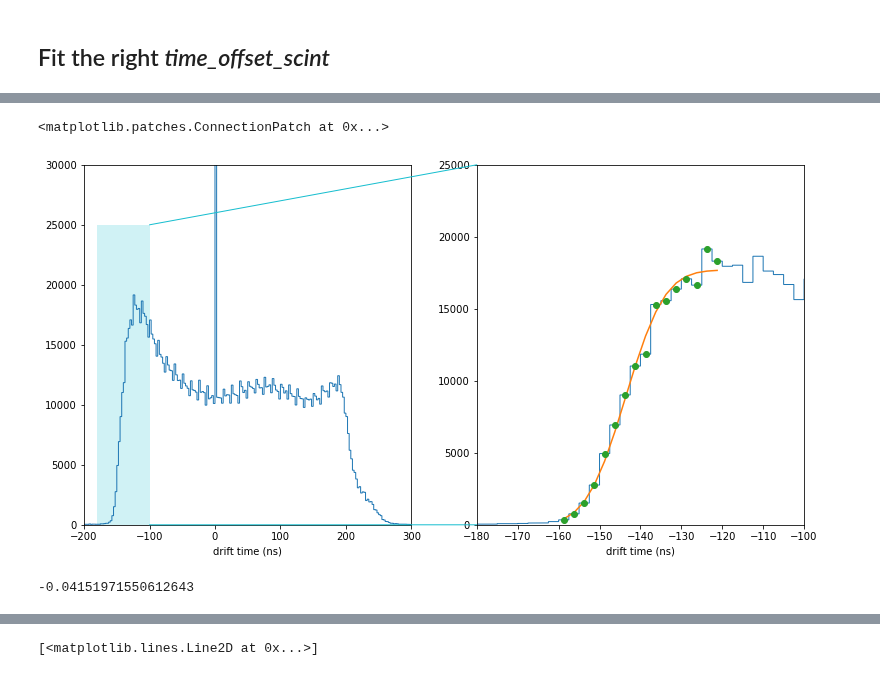
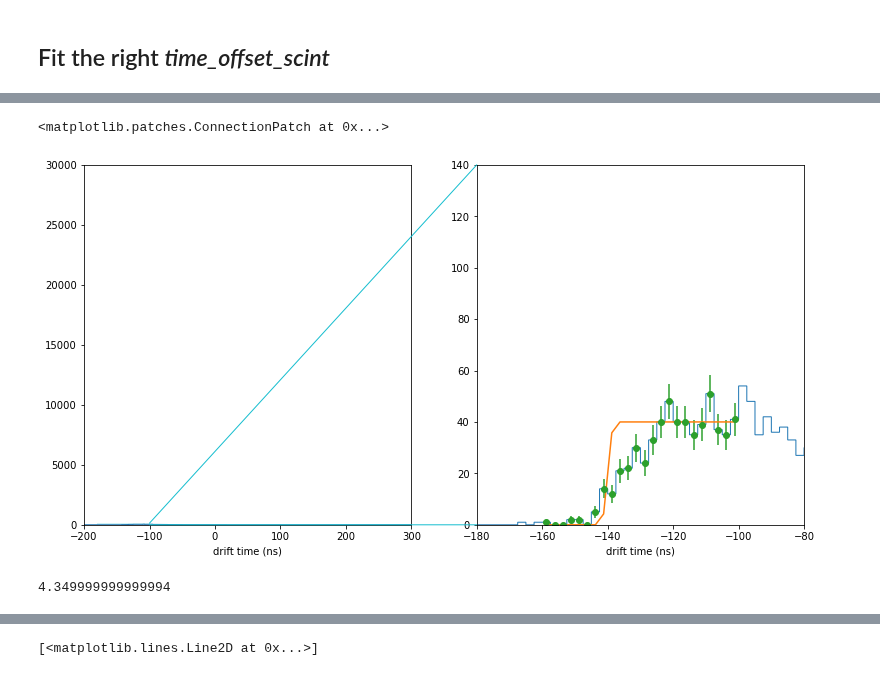
Before and after one commit to GiacomoFrn/Advanced-DQM-for-DT-detector, a Jupyter notebook: data_analysis/preprocess.ipynb, the cells around one changed output, grey strips where cells are left out. Cells and saved outputs as stored; diff of their text form; code cells hidden in the pictures.

```diff
--- a/data_analysis/preprocess.ipynb
+++ b/data_analysis/preprocess.ipynb
@@ -43,3 +55,8 @@ hits_df = pd.merge(
+# %%
+hits_df = hits_df[
+        (hits_df.HEAD == cfg["headers"]["valid_hit"]) &
+        (hits_df.TDC_CHANNEL <= 127)
+        ]
 # %%
 plt.hist(
     ((hits_df['BX_COUNTER']+hits_df['TDC_MEAS']/30)*25 - hits_df['T0']),
@@ -77,2 +102,2 @@ hits_df["SL"][hits_df["SL"]<2] = [int(not x) for x in hits_df["SL"]]
 # %%
-hits_df_ = hits_df[hits_df['SL']!=10] # modify to select specific SLs
+hits_df_ = hits_df[hits_df['SL']==3] # modify to select specific SLs
@@ -83,7 +113,7 @@ fig = plt.figure(figsize=(10, 5))
 plt.subplots_adjust(bottom = 0., left = 0, top = 1., right = 1)
 
 n_bins = 1600
-height = 25000
+height = 140#25000
 
 sub1 = fig.add_subplot(1,2,1)
 sub1.hist(
@@ -104,41 +134,42 @@ counts, bins, _ = sub2.hist(
 
 # get fit points
 x_points = np.array([(x1+x2)*0.5 for x1, x2 in zip(bins[:-1], bins[1:])])
 err      = np.array([np.sqrt(n) for n in counts])
 counts   = np.array(counts)
-idx      = np.array([ i for i in range(len(x_points)) if(-160<x_points[i]<-120)])
+idx      = np.array([ i for i in range(len(x_points)) if(-160<x_points[i]<-100)])#20)])
 x_points = x_points[idx]
 err      = err[idx]
 counts   = counts[idx]
 
 # fit
-p0 = [20000, -140, 1]
+#p0 = [20000, -140, 1]
+p0 = [40, -140, 1]
 popt, pcov = curve_fit(fit_edge, x_points, counts, p0, err)
 
 #plot
 sub2.plot(x_points, fit_edge(x_points, *popt))
 sub2.errorbar(x_points, counts, err, fmt='o')
-sub2.set_xlim(-180,-100)
+sub2.set_xlim(-180,-80)
 sub2.set_ylim(0,height)
 sub2.set_xlabel('drift time (ns)')
 
 # decorations
 sub1.fill_between((-180,-100), 0, height, facecolor='tab:cyan', alpha=0.2)
 
 con1 = ConnectionPatch(xyA=(-100, height), coordsA=sub1.transData,
                        xyB=(-180, height), coordsB=sub2.transData, color = 'tab:cyan')
 fig.add_artist(con1)
 
 con2 = ConnectionPatch(xyA=(-100, 0), coordsA=sub1.transData,
                        xyB=(-180, 0), coordsB=sub2.transData, color = 'tab:cyan')
 fig.add_artist(con2)
 # %% [output]
 <matplotlib.patches.ConnectionPatch at 0x...>
-[figure, old version]
+[figure, new version]
 # %%
-popt[1]+143.6
+popt[1]+144.35
 # %% [output]
--0.04151971550612643
+4.349999999999994
 # %%
 import sys
 
```
Also changed, not shown: parts of 15 cells of this notebook, 2 other files.
